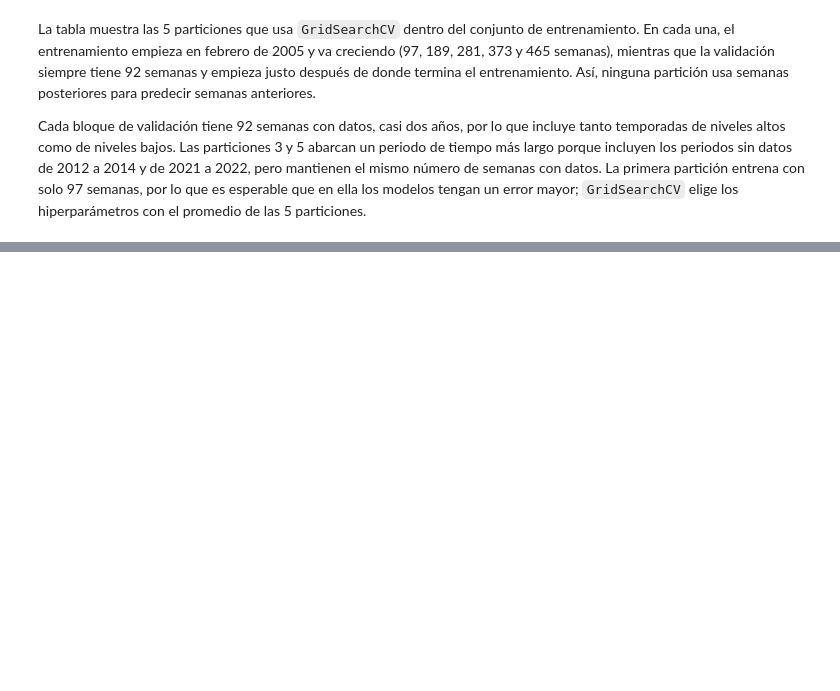
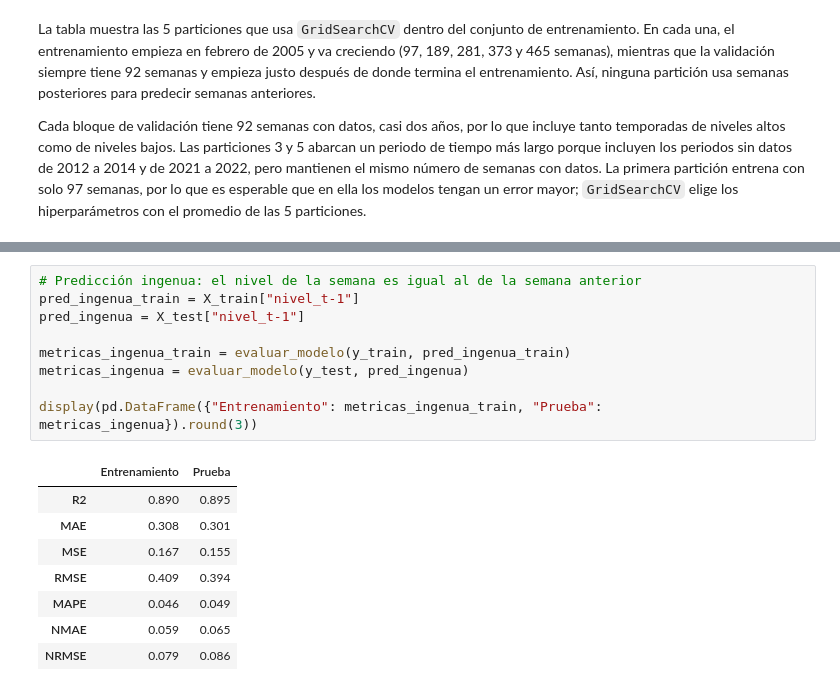
Before and after one commit to AlfonsoMSDL/Proyecto-Aprendizaje-Supervizado-IA, a Jupyter notebook: PromedioNivelMax.ipynb, the cells around one changed output, grey strips where cells are left out. Cells and saved outputs as stored; diff of their text form; blank space fills up the shorter version.

```diff
--- a/PromedioNivelMax.ipynb
+++ b/PromedioNivelMax.ipynb
@@ -1399,0 +1419,18 @@ def graficar_predicciones(nombre_modelo, predicciones_prueba):
+# %%
+# Predicción ingenua: el nivel de la semana es igual al de la semana anterior
+pred_ingenua_train = X_train["nivel_t-1"]
+pred_ingenua = X_test["nivel_t-1"]
+
+metricas_ingenua_train = evaluar_modelo(y_train, pred_ingenua_train)
+metricas_ingenua = evaluar_modelo(y_test, pred_ingenua)
+
+display(pd.DataFrame({"Entrenamiento": metricas_ingenua_train, "Prueba": metricas_ingenua}).round(3))
+# %% [output]
+|  | Entrenamiento | Prueba |
+| R2 | 0.890 | 0.895 |
+| MAE | 0.308 | 0.301 |
+| MSE | 0.167 | 0.155 |
+| RMSE | 0.409 | 0.394 |
+| MAPE | 0.046 | 0.049 |
+| NMAE | 0.059 | 0.065 |
+| NRMSE | 0.079 | 0.086 |
```
Also changed, not shown: parts of 7 cells of this notebook.
